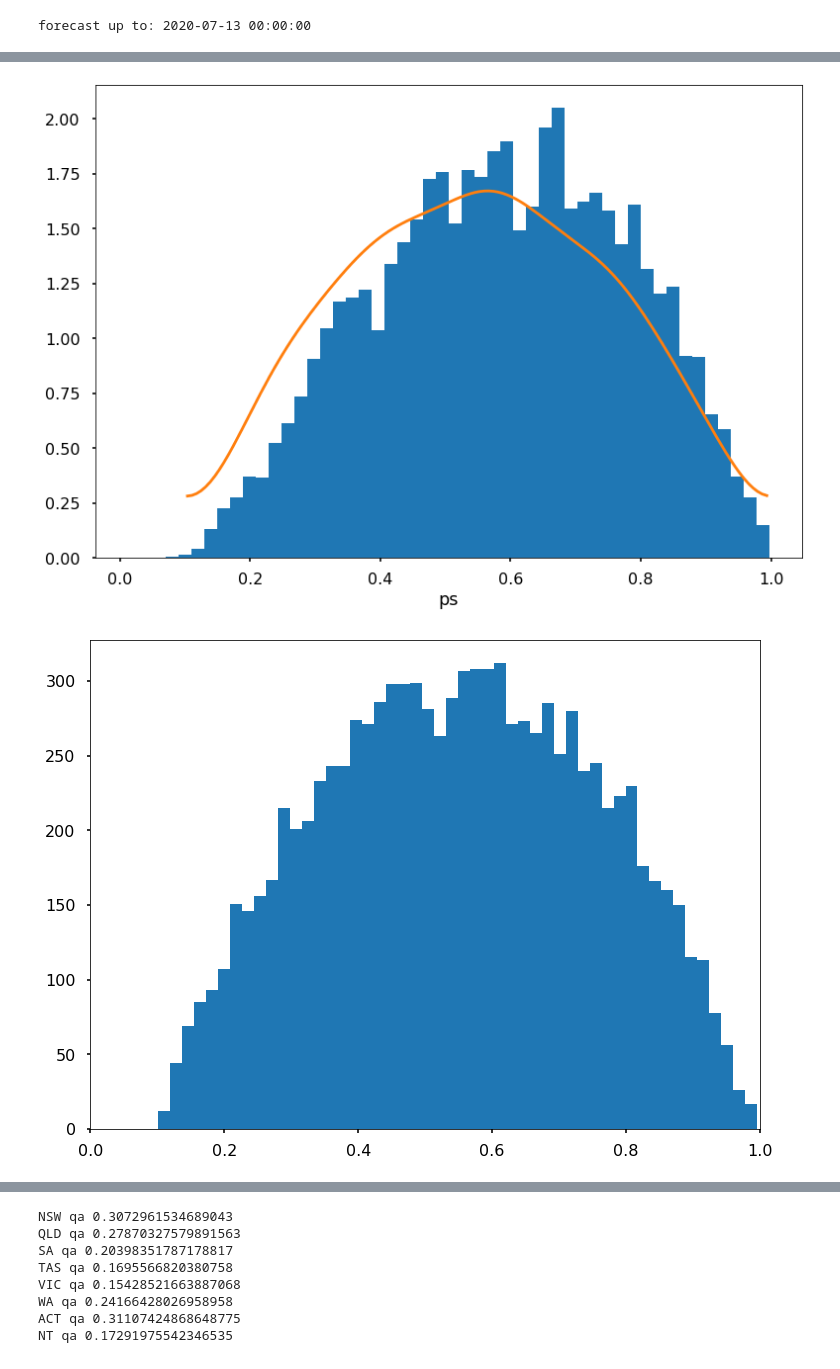
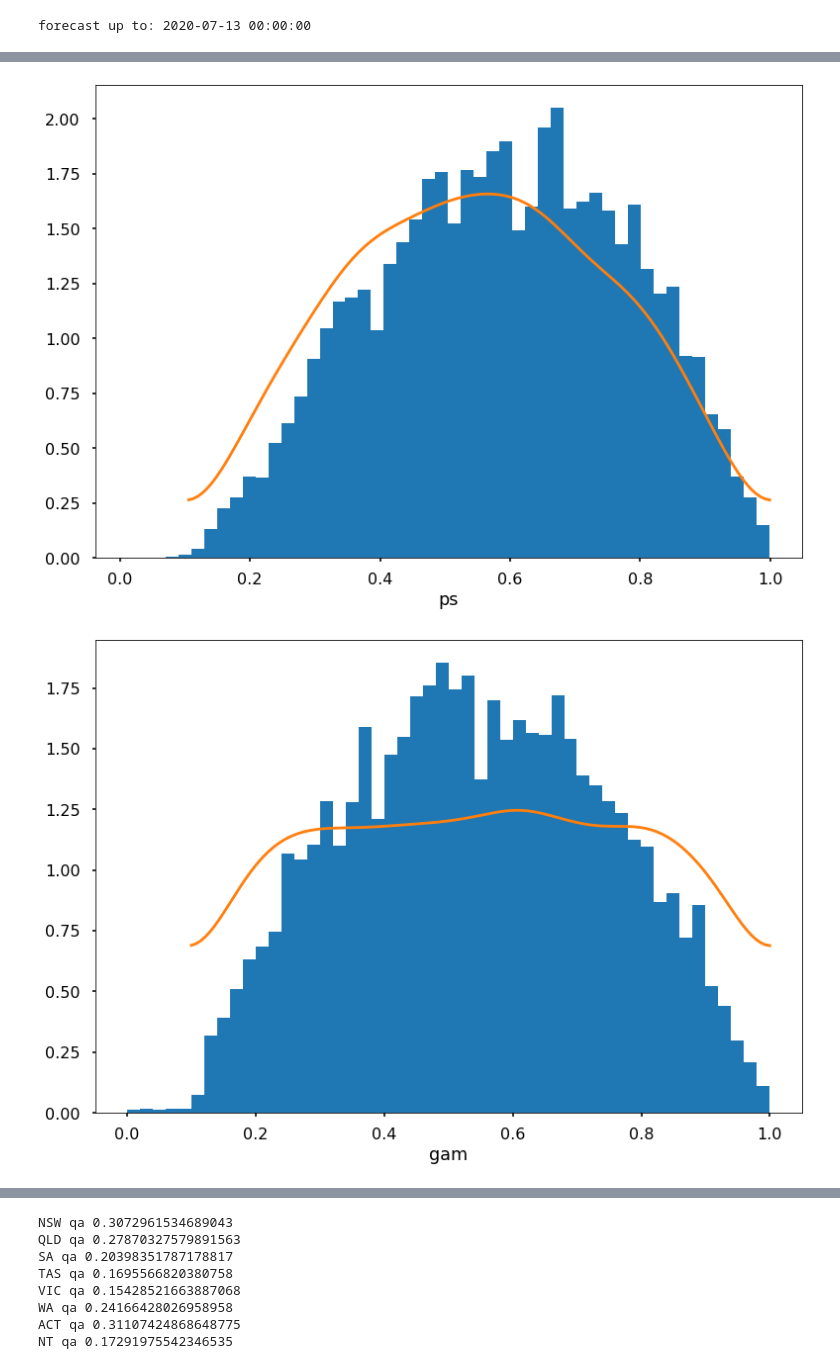
Before and after one commit to tdennisliu/covid19-forecasting-aus, a Jupyter notebook: analysis/abc_inference.ipynb, the cells around one changed output, grey strips where cells are left out. Drawn from its saved outputs; the diff is of its cells as text; code cells hidden in the pictures.

Commit message:
added case weighted plots

```diff
--- a/analysis/abc_inference.ipynb
+++ b/analysis/abc_inference.ipynb
@@ -362,10 +405,20 @@ for state in states:
 # %%
 import seaborn as sns
+
+var ='ps'
 fig,ax = plt.subplots()
 
-ax.hist(best.ps, bins=50, weights=weights,density=True)
+ax.hist(best[var], bins=50, weights=weights,density=True)
 sns.kdeplot(ps_prior,cut=0,bw=0.05)
-ax.set_xlabel('ps')
+ax.set_xlabel(var)
+
+var ='gam'
+fig,ax = plt.subplots()
+
+ax.hist(best.alpha_a/best.alpha_s, bins=50, weights=weights,density=True)
+sns.kdeplot(gam,cut=0,bw=0.05)
+ax.set_xlabel(var)
 plt.show()
 # %% [output]
 [figure]
+[figure, added]
@@ -381,8 +424,0 @@ alpha_a_prior = gam*alpha_s_prior
-# %%
-fig,ax = plt.subplots(figsize=(12,9))
-
-ax.hist(ps_prior, bins=50)
-ax.set_xlim((0,1))
-plt.show()
-# %% [output]
-[figure, removed]
```
Also changed, not shown: parts of 6 cells of this notebook.
